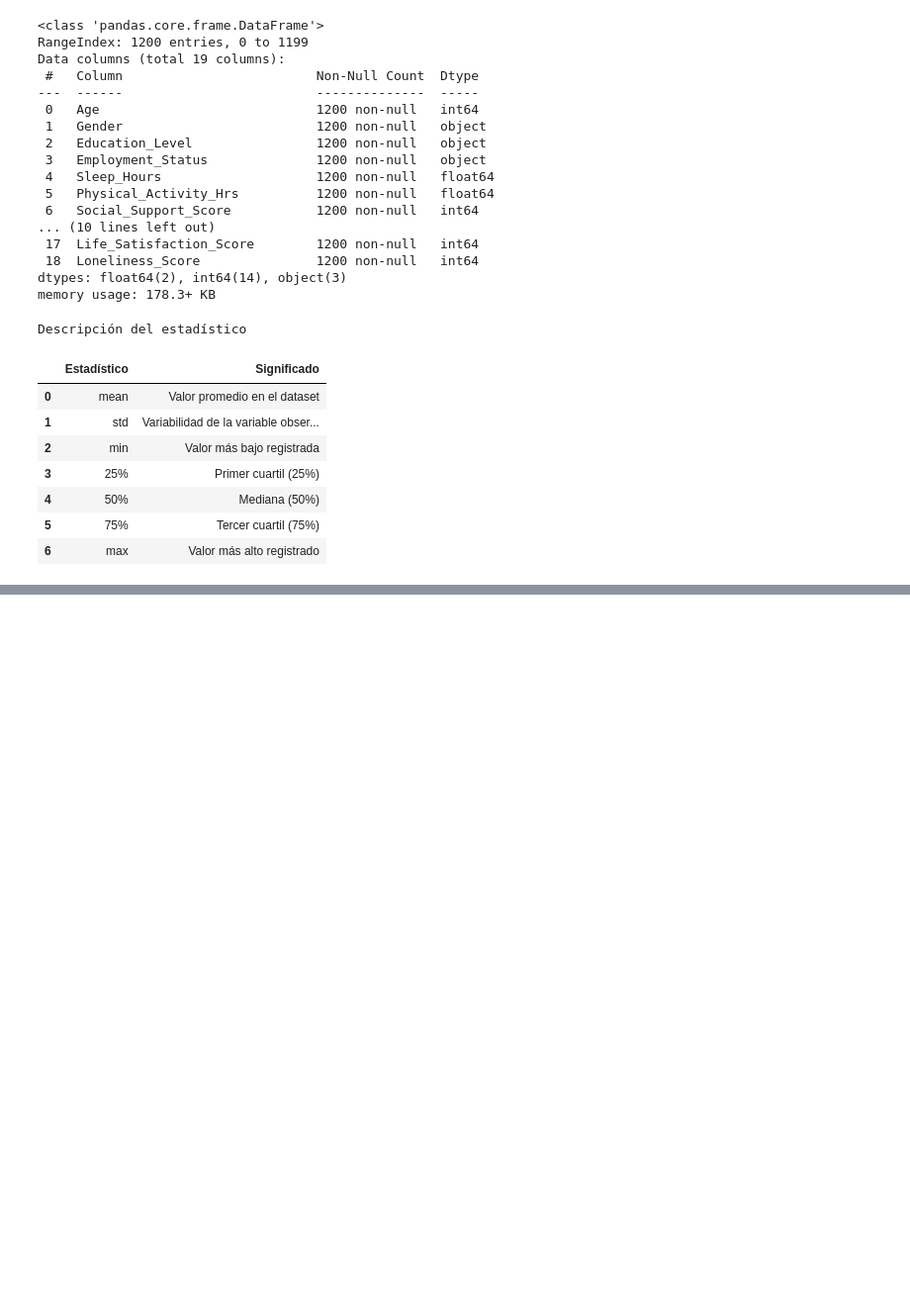
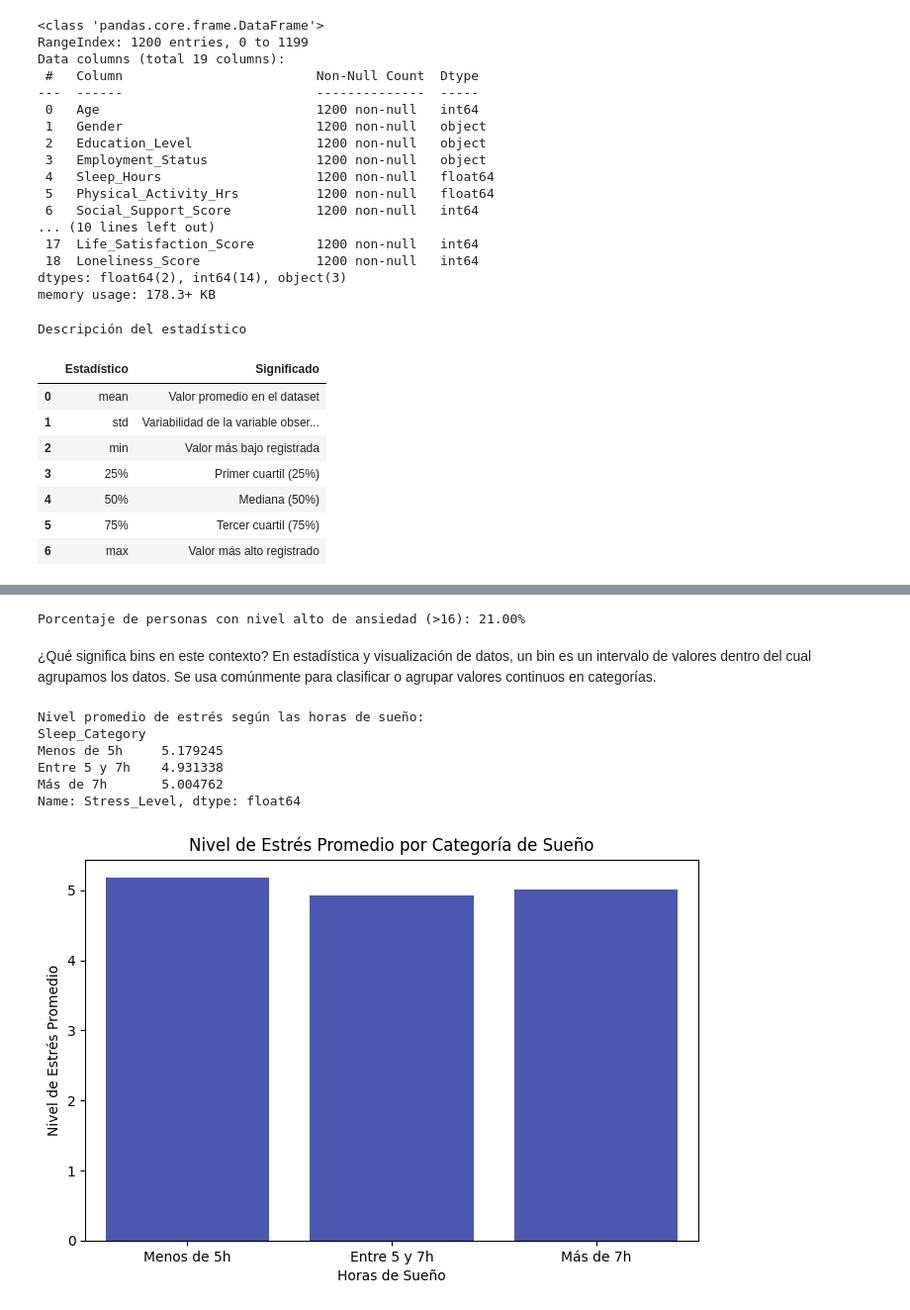
Before and after one commit to utm-ic/pr1-2-data-manipulation-Geography-OS, a Jupyter notebook: reporte_mentalhealt.ipynb, the cells around one changed output, grey strips where cells are left out. Shown at 99% size. Drawn from its saved outputs; the diff is of its cells as text; code cells hidden in the pictures; blank space fills up the shorter version.

Commit message:
Trabajo final, para revisión

```diff
--- a/reporte_mentalhealt.ipynb
+++ b/reporte_mentalhealt.ipynb
@@ -391,0 +445,45 @@ summary_stats
+# %%
+# Filtrar personas con un puntaje alto de ansiedad
+HanxietyMental = Df_MentalHealt_clean[Df_MentalHealt_clean['Anxiety_Score'] > 16]
+
+# Calcular el porcentaje de personas con alta ansiedad
+perHanxietyMental = (len(HanxietyMental) / len(Df_MentalHealt_clean)) * 100
+
+print(f"Porcentaje de personas con nivel alto de ansiedad (>16): {perHanxietyMental:.2f}%")
+# %% [output]
+Porcentaje de personas con nivel alto de ansiedad (>16): 21.00%
+# %% [markdown]
+¿Qué significa bins en este contexto?
+En estadística y visualización de datos, un bin es un intervalo de valores dentro del cual agrupamos los datos. Se usa comúnmente para clasificar o agrupar valores continuos en categorías.
+# %%
+#Comparación entre nivel de ansiedad y horas de sueño
+# Crear categorías de horas de sueño, utilizaré en este ejercicio un concepto nuevo, de estadística, se llama ***bins***
+bins = [0, 5, 7, float('inf')]
+labels = ['Menos de 5h', 'Entre 5 y 7h', 'Más de 7h']
+
+Df_MentalHealt_clean['Sleep_Category'] = pd.cut(Df_MentalHealt_clean['Sleep_Hours'], bins=bins, labels=labels)
+
+# Calcular el nivel de estrés promedio en cada categoría
+stress_by_sleep = Df_MentalHealt_clean.groupby('Sleep_Category', observed=True)['Stress_Level'].mean() #Para futuras actualizaciones se pondrá la variable observed en true, así que habrá que ponerlo de una vez
+
+print("\nNivel promedio de estrés según las horas de sueño: ")
+print(stress_by_sleep)
+# %% [output]
+Nivel promedio de estrés según las horas de sueño:
+Sleep_Category
+Menos de 5h     5.179245
+Entre 5 y 7h    4.931338
+Más de 7h       5.004762
+Name: Stress_Level, dtype: float64
+# %%
+#Realizaremos una visualización del caso para confirmar o descartar la hipótesis de que a myor horas de sueño mayor el nivel de estress
+# Graficar el nivel de estrés promedio por grupo de sueño
+x=6 # Esta varible nos servira para determinar la propiedad HUE del color en la paleta, se solicitará pra nuevas versiones
+plt.figure(figsize=(8,5))
+sns.barplot(x=stress_by_sleep.index, y=stress_by_sleep.values, palette= "coolwarm",legend=False, hue=x)
+plt.title("Nivel de Estrés Promedio por Categoría de Sueño")
+plt.xlabel("Horas de Sueño")
+plt.ylabel("Nivel de Estrés Promedio")
+plt.show()
+# %% [output]
+[figure, added]
```
Also changed, not shown: parts of 19 cells of this notebook, 1 other file.
